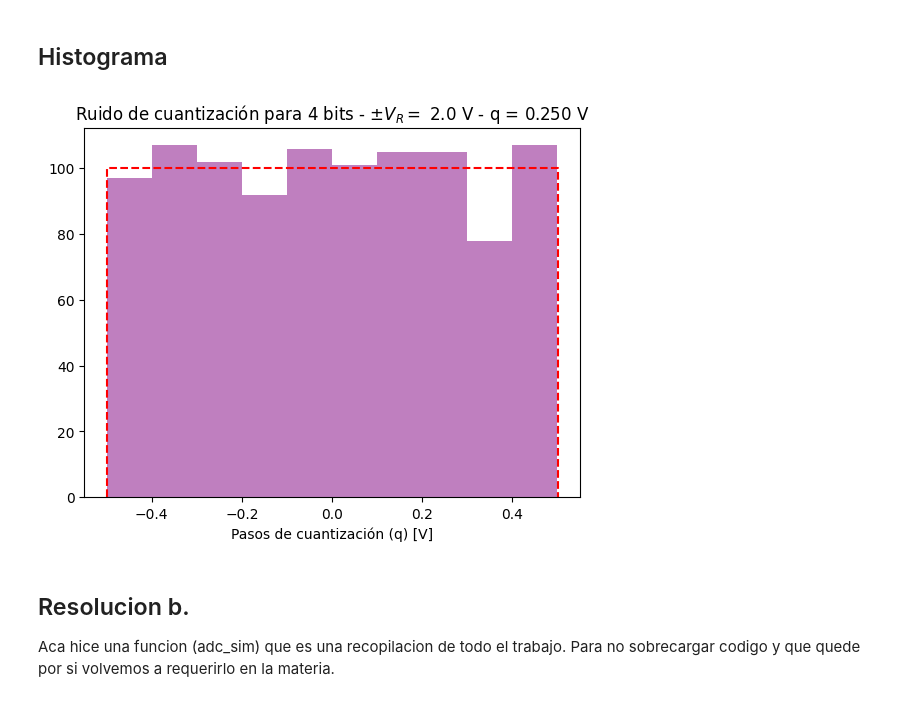
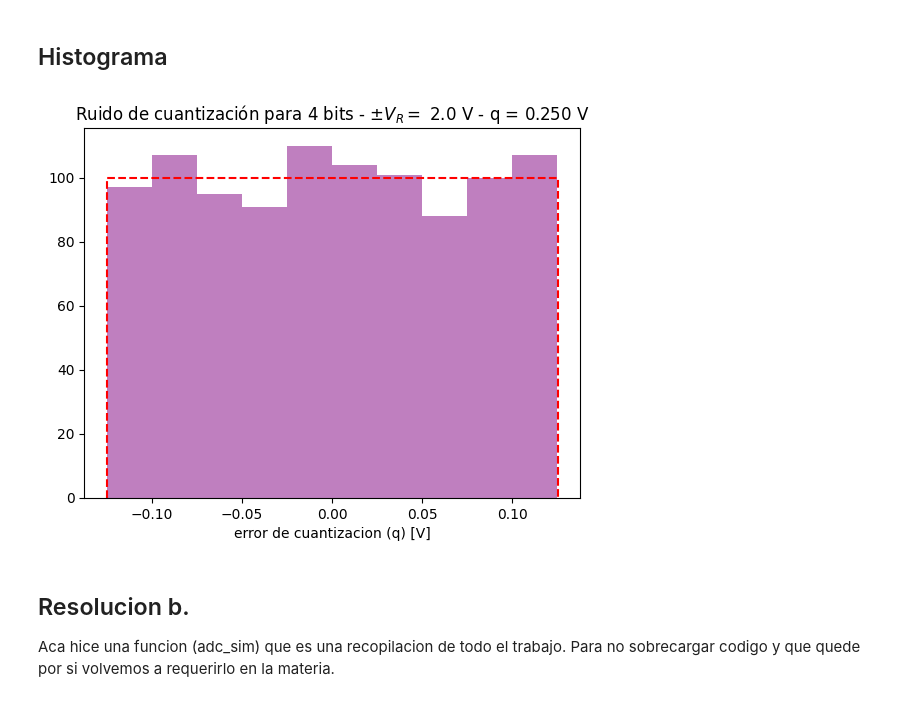
Before and after one commit to smithcamila2003/APS, a Jupyter notebook: TS3.ipynb, the cells around one changed output. Drawn from its saved outputs; the diff is of its cells as text; code cells hidden in the pictures.

Commit message:
correccion d error

```diff
--- a/TS3.ipynb
+++ b/TS3.ipynb
@@ -234,13 +234,13 @@ plt.show()
 # %%
 plt.figure()
 bins = 10
-plt.hist(nq.flatten()/(q), bins=bins, color='purple', alpha=0.5)
-plt.plot( np.array([-1/2, -1/2, 1/2, 1/2]), np.array([0, N/bins, N/bins, 0]), '--r' )
+plt.hist(nq, bins=bins, color='purple', alpha=0.5)
+plt.plot( np.array([-q/2, -q/2, q/2, q/2]), np.array([0, N/bins, N/bins, 0]), '--r' )
 plt.title( 'Ruido de cuantización para {:d} bits - $\pm V_R= $ {:3.1f} V - q = {:3.3f} V'.format(B, Vf, q))
-plt.xlabel('Pasos de cuantización (q) [V]')
+plt.xlabel('error de cuantizacion (q) [V]')
 plt.show()
 # %% [output]
-[figure, old version]
+[figure, new version]
 # %% [markdown]
 ## Resolucion b.
  Aca hice una funcion (adc_sim) que es una recopilacion de todo el trabajo. Para no sobrecargar codigo y que quede por si volvemos a requerirlo en la materia.
```
Also changed, not shown: parts of 8 cells of this notebook.
